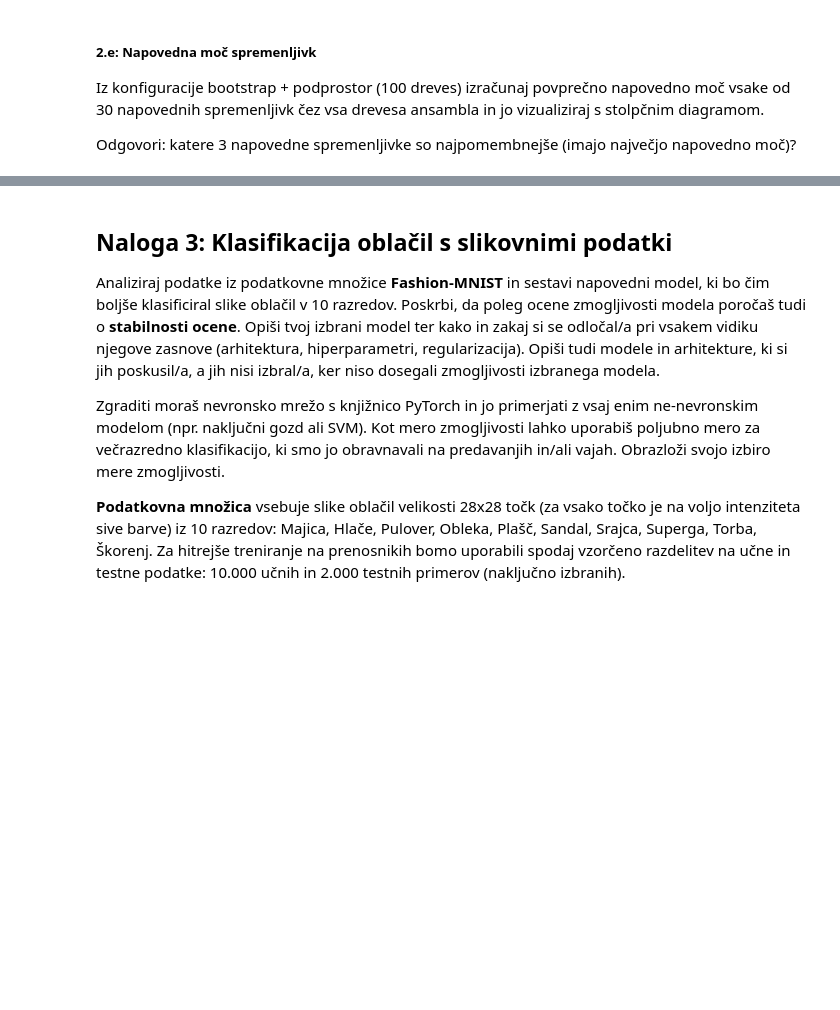
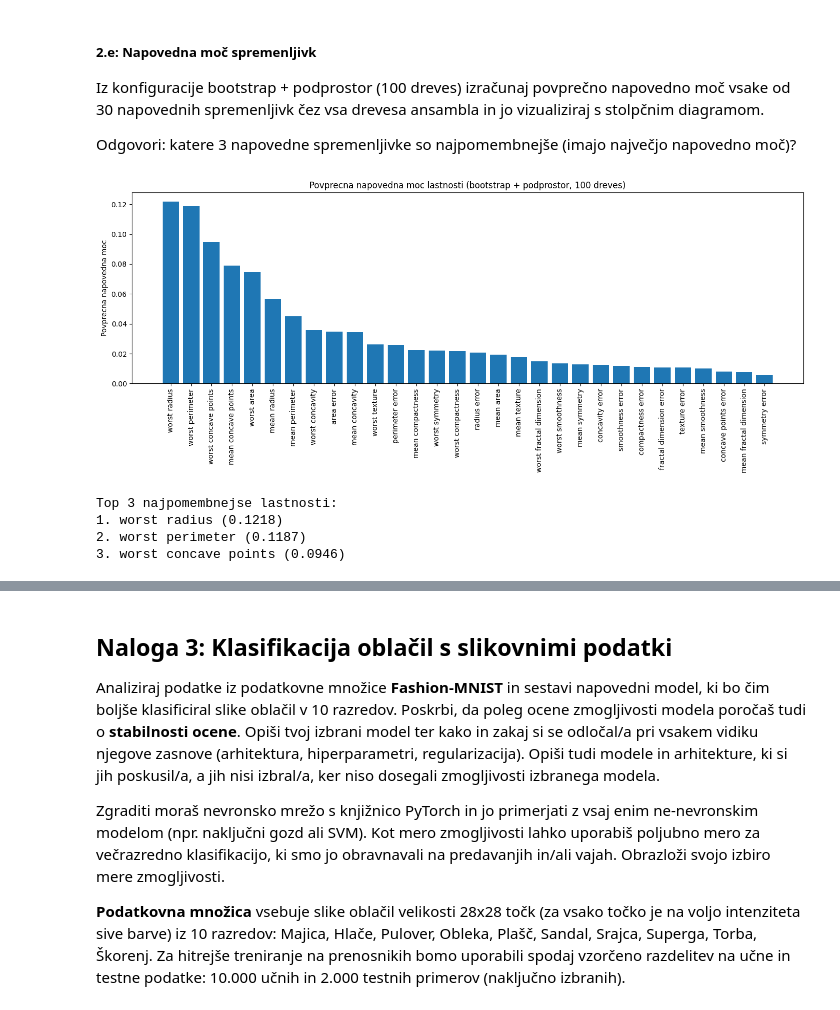
Before and after one commit to EnejBrus/ITAP, a Jupyter notebook: DN2/dn2.ipynb, the cells around one changed output, grey strips where cells are left out. Cells and saved outputs as stored; diff of their text form; code cells hidden in the pictures; blank space fills up the shorter version.

```diff
--- a/DN2/dn2.ipynb
+++ b/DN2/dn2.ipynb
@@ -443,3 +443,40 @@ Kadar model vrne nižjo maksimalno verjetnost, je tveganje napake večje. To je
 Iz konfiguracije bootstrap + podprostor (100 dreves) izračunaj povprečno napovedno moč vsake od 30 napovednih spremenljivk čez vsa drevesa ansambla in jo vizualiziraj s stolpčnim diagramom.
 
 Odgovori: katere 3 napovedne spremenljivke so najpomembnejše (imajo največjo napovedno moč)?
+# %%
+# 2.e: Napovedna moc spremenljivk za konfiguracijo bootstrap + podprostor (100 dreves)
+np.random.seed(42)
+model_2e = VrecaModelov(n_estimators=100, bootstrap=True, max_features=n_feat_sqrt)
+model_2e.fit(X_w_train, y_w_train)
+
+n_lastnosti = X_w_train.shape[1]
+vsota_pomembnosti = np.zeros(n_lastnosti)
+
+# Vsako drevo vrne pomembnosti samo za svoj podprostor; preslikamo jih nazaj na vseh 30 lastnosti.
+for drevo, idx in zip(model_2e.drevesa, model_2e.feature_indices):
+    globalne_pomembnosti = np.zeros(n_lastnosti)
+    globalne_pomembnosti[idx] = drevo.feature_importances_
+    vsota_pomembnosti += globalne_pomembnosti
+
+povprecna_pomembnost = vsota_pomembnosti / len(model_2e.drevesa)
+
+# Uredi lastnosti po pomembnosti padajoce.
+urejeni_idx = np.argsort(povprecna_pomembnost)[::-1]
+
+plt.figure(figsize=(14, 6))
+plt.bar(np.arange(n_lastnosti), povprecna_pomembnost[urejeni_idx])
+plt.xticks(np.arange(n_lastnosti), [feature_names[i] for i in urejeni_idx], rotation=90)
+plt.ylabel("Povprecna napovedna moc")
+plt.title("Povprecna napovedna moc lastnosti (bootstrap + podprostor, 100 dreves)")
+plt.tight_layout()
+plt.show()
+
+print("Top 3 najpomembnejse lastnosti:")
+for rank, i in enumerate(urejeni_idx[:3], start=1):
+    print(f"{rank}. {feature_names[i]} ({povprecna_pomembnost[i]:.4f})")
+# %% [output]
+[figure, added]
+Top 3 najpomembnejse lastnosti:
+1. worst radius (0.1218)
+2. worst perimeter (0.1187)
+3. worst concave points (0.0946)
```
Also changed, not shown: parts of 1 cell of this notebook.
